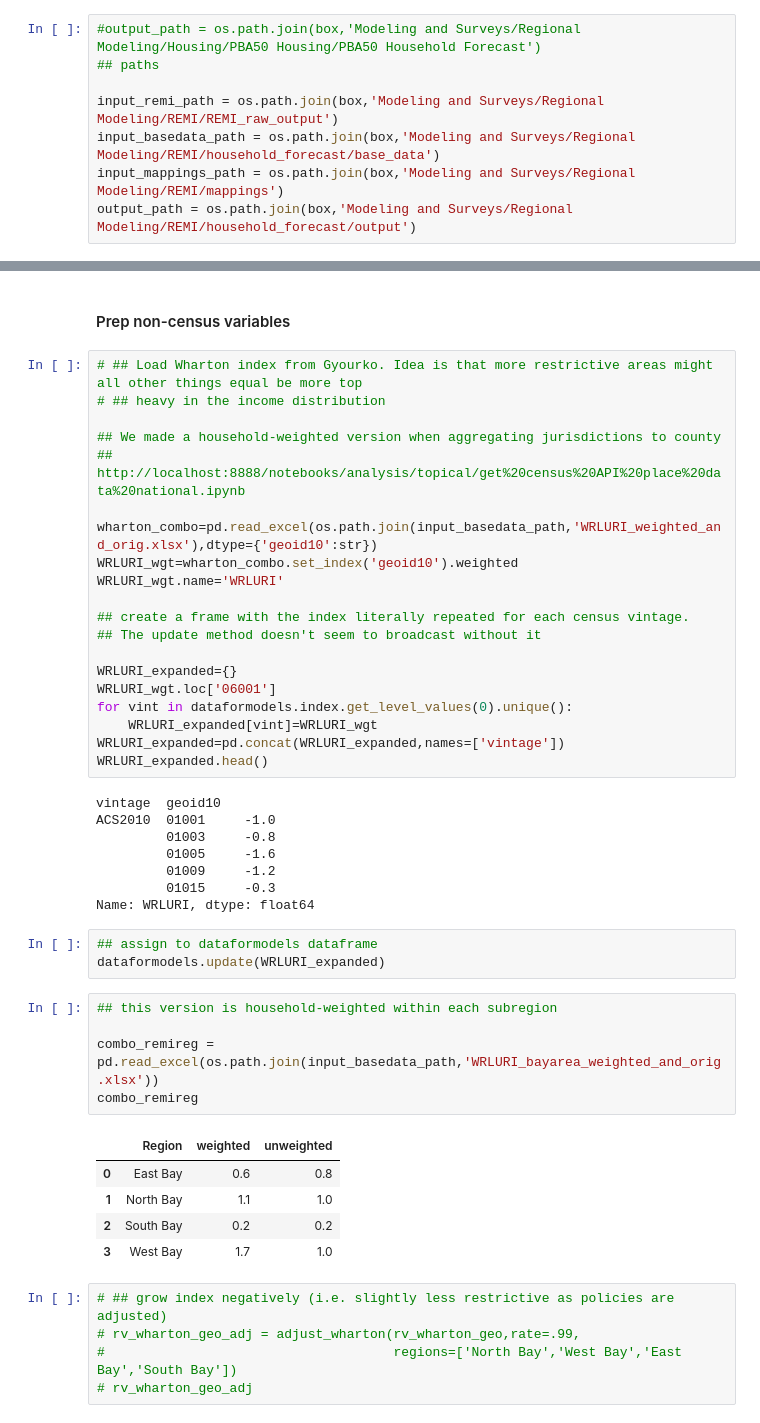
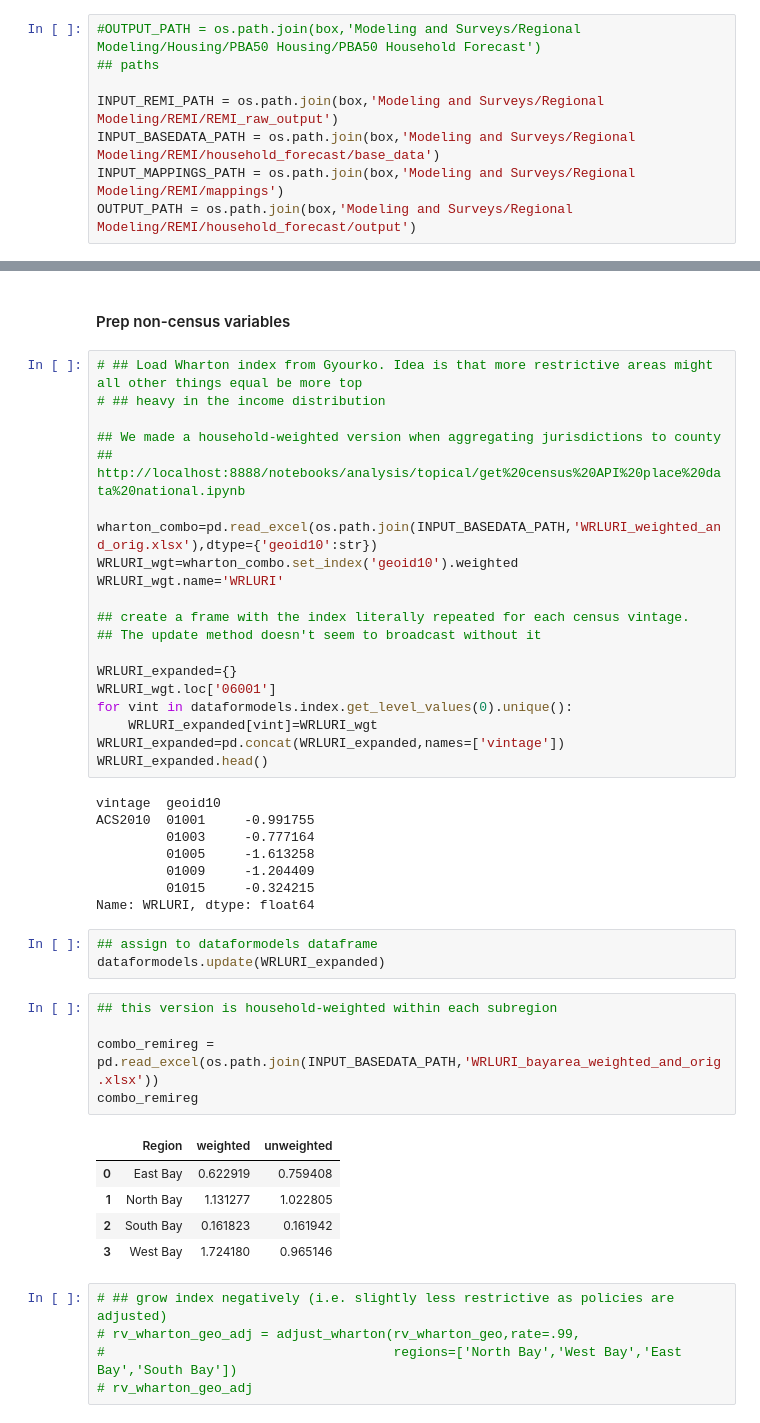
Before and after one commit to BayAreaMetro/regional_forecast, a Jupyter notebook: household_forecast/REGPROJ-HHPROJ 2A - Household income distribution projection PBA2050.ipynb, the cells around one changed output, grey strips where cells are left out. Cells and saved outputs as stored; diff of their text form.

```diff
--- a/household_forecast/REGPROJ-HHPROJ 2A - Household income distribution projection PBA2050.ipynb
+++ b/household_forecast/REGPROJ-HHPROJ 2A - Household income distribution projection PBA2050.ipynb
@@ -58,10 +58,10 @@ The notebook loads household projections from a separate notebook `REGPROJ-HHPRO
 # %% [markdown]
 #### Define a number of mappings
 # %%
-#output_path = os.path.join(box,'Modeling and Surveys/Regional Modeling/Housing/PBA50 Housing/PBA50 Household Forecast')
+#OUTPUT_PATH = os.path.join(box,'Modeling and Surveys/Regional Modeling/Housing/PBA50 Housing/PBA50 Household Forecast')
 ## paths
 
-input_remi_path = os.path.join(box,'Modeling and Surveys/Regional Modeling/REMI/REMI_raw_output')
-input_basedata_path = os.path.join(box,'Modeling and Surveys/Regional Modeling/REMI/household_forecast/base_data')
-input_mappings_path = os.path.join(box,'Modeling and Surveys/Regional Modeling/REMI/mappings')
-output_path = os.path.join(box,'Modeling and Surveys/Regional Modeling/REMI/household_forecast/output')
+INPUT_REMI_PATH = os.path.join(box,'Modeling and Surveys/Regional Modeling/REMI/REMI_raw_output')
+INPUT_BASEDATA_PATH = os.path.join(box,'Modeling and Surveys/Regional Modeling/REMI/household_forecast/base_data')
+INPUT_MAPPINGS_PATH = os.path.join(box,'Modeling and Surveys/Regional Modeling/REMI/mappings')
+OUTPUT_PATH = os.path.join(box,'Modeling and Surveys/Regional Modeling/REMI/household_forecast/output')
@@ -619,7 +629,7 @@ dtype: int64
 ## We made a household-weighted version when aggregating jurisdictions to county
 ## http://localhost:8888/notebooks/analysis/topical/get%20census%20API%20place%20data%20national.ipynb
 
-wharton_combo=pd.read_excel(os.path.join(input_basedata_path,'WRLURI_weighted_and_orig.xlsx'),dtype={'geoid10':str})
+wharton_combo=pd.read_excel(os.path.join(INPUT_BASEDATA_PATH,'WRLURI_weighted_and_orig.xlsx'),dtype={'geoid10':str})
 WRLURI_wgt=wharton_combo.set_index('geoid10').weighted
 WRLURI_wgt.name='WRLURI'
 
@@ -634,11 +644,11 @@ WRLURI_expanded=pd.concat(WRLURI_expanded,names=['vintage'])
 WRLURI_expanded.head()
 # %% [output]
 vintage  geoid10
-ACS2010  01001     -1.0
-         01003     -0.8
-         01005     -1.6
-         01009     -1.2
-         01015     -0.3
+ACS2010  01001     -0.991755
+         01003     -0.777164
+         01005     -1.613258
+         01009     -1.204409
+         01015     -0.324215
 Name: WRLURI, dtype: float64
 # %%
 ## assign to dataformodels dataframe
@@ -646,14 +656,14 @@ dataformodels.update(WRLURI_expanded)
 # %%
 ## this version is household-weighted within each subregion
 
-combo_remireg = pd.read_excel(os.path.join(input_basedata_path,'WRLURI_bayarea_weighted_and_orig.xlsx'))
+combo_remireg = pd.read_excel(os.path.join(INPUT_BASEDATA_PATH,'WRLURI_bayarea_weighted_and_orig.xlsx'))
 combo_remireg
 # %% [output]
 |  | Region | weighted | unweighted |
-| 0 | East Bay | 0.6 | 0.8 |
-| 1 | North Bay | 1.1 | 1.0 |
-| 2 | South Bay | 0.2 | 0.2 |
-| 3 | West Bay | 1.7 | 1.0 |
+| 0 | East Bay | 0.622919 | 0.759408 |
+| 1 | North Bay | 1.131277 | 1.022805 |
+| 2 | South Bay | 0.161823 | 0.161942 |
+| 3 | West Bay | 1.724180 | 0.965146 |
 # %%
 # ## grow index negatively (i.e. slightly less restrictive as policies are adjusted)
 # rv_wharton_geo_adj = adjust_wharton(rv_wharton_geo,rate=.99,
```
Also changed, not shown: parts of 52 cells of this notebook, 2 other files.
